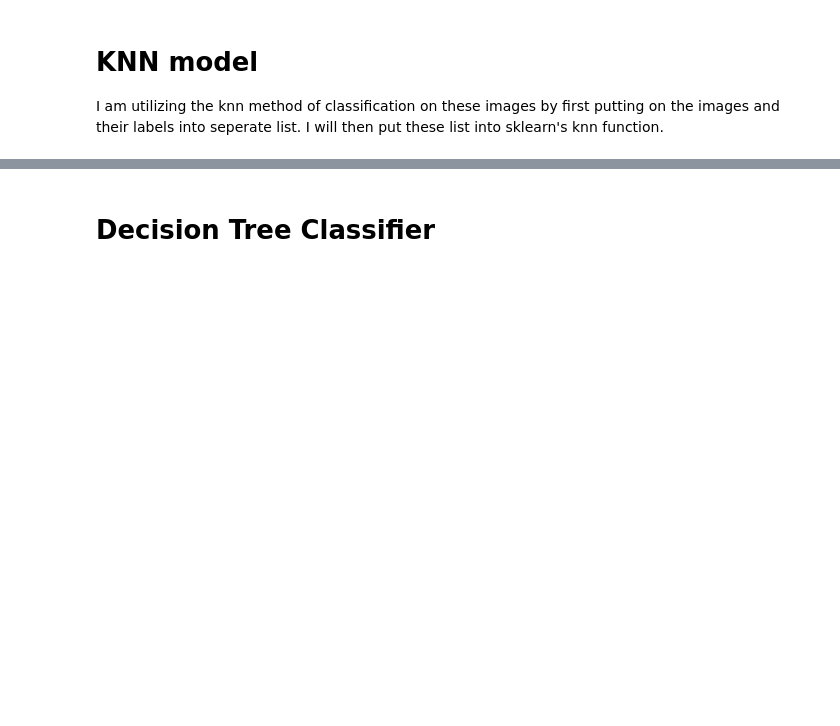
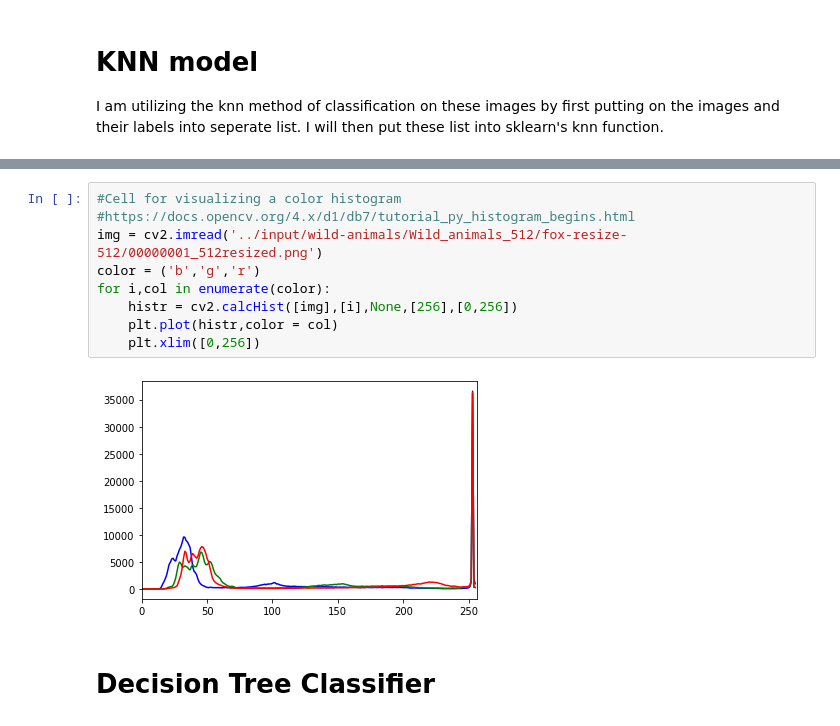
Before and after one commit to Prithvidhar/CSE4334_FinalProject, a Jupyter notebook: cse4334-mainproject.ipynb, the cells around one changed output, grey strips where cells are left out. Drawn from its saved outputs; the diff is of its cells as text; blank space fills up the shorter version.

Commit message:
Kaggle Notebook | CSE4334_MainProject | Added some visualization

```diff
--- a/cse4334-mainproject.ipynb
+++ b/cse4334-mainproject.ipynb
@@ -413,3 +437,14 @@ print(accuracy)
+# %%
+#Cell for visualizing a color histogram
+#https://docs.opencv.org/4.x/d1/db7/tutorial_py_histogram_begins.html
+img = cv2.imread('../input/wild-animals/Wild_animals_512/fox-resize-512/00000001_512resized.png')
+color = ('b','g','r')
+for i,col in enumerate(color):
+    histr = cv2.calcHist([img],[i],None,[256],[0,256])
+    plt.plot(histr,color = col)
+    plt.xlim([0,256])
+# %% [output]
+[figure, added]
 # %% [markdown]
 # Decision Tree Classifier
 # %%
```
Also changed, not shown: parts of 3 cells of this notebook.
